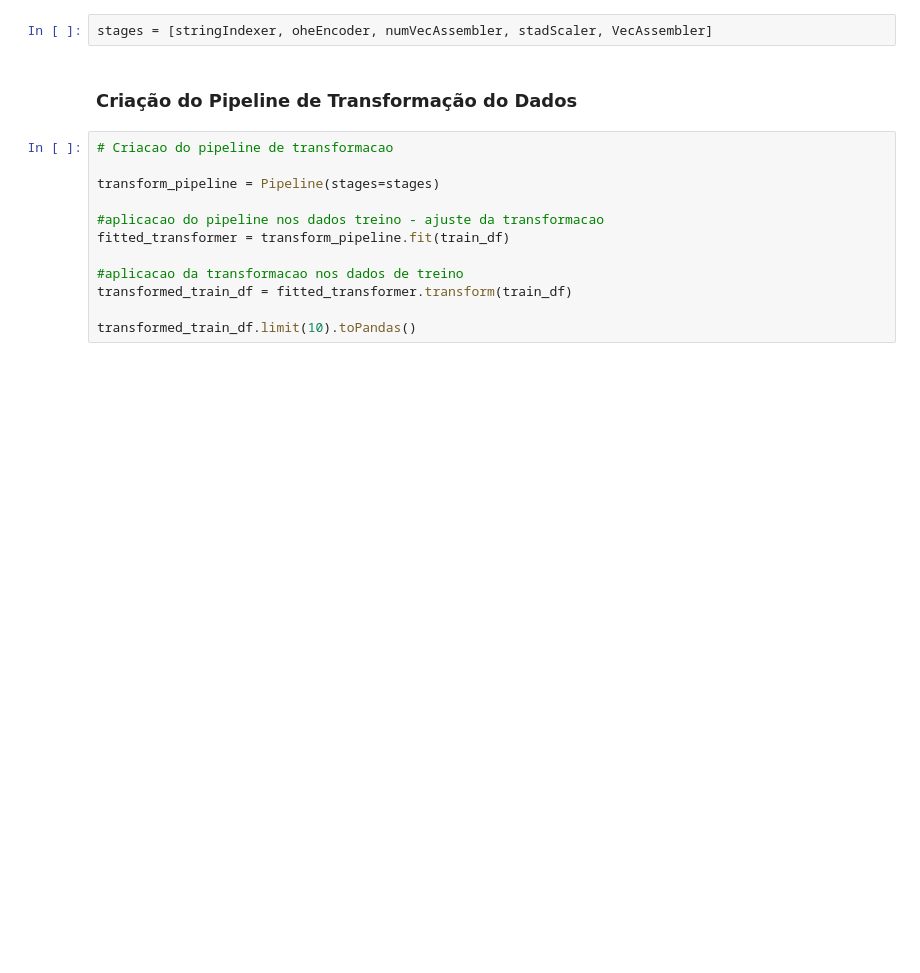
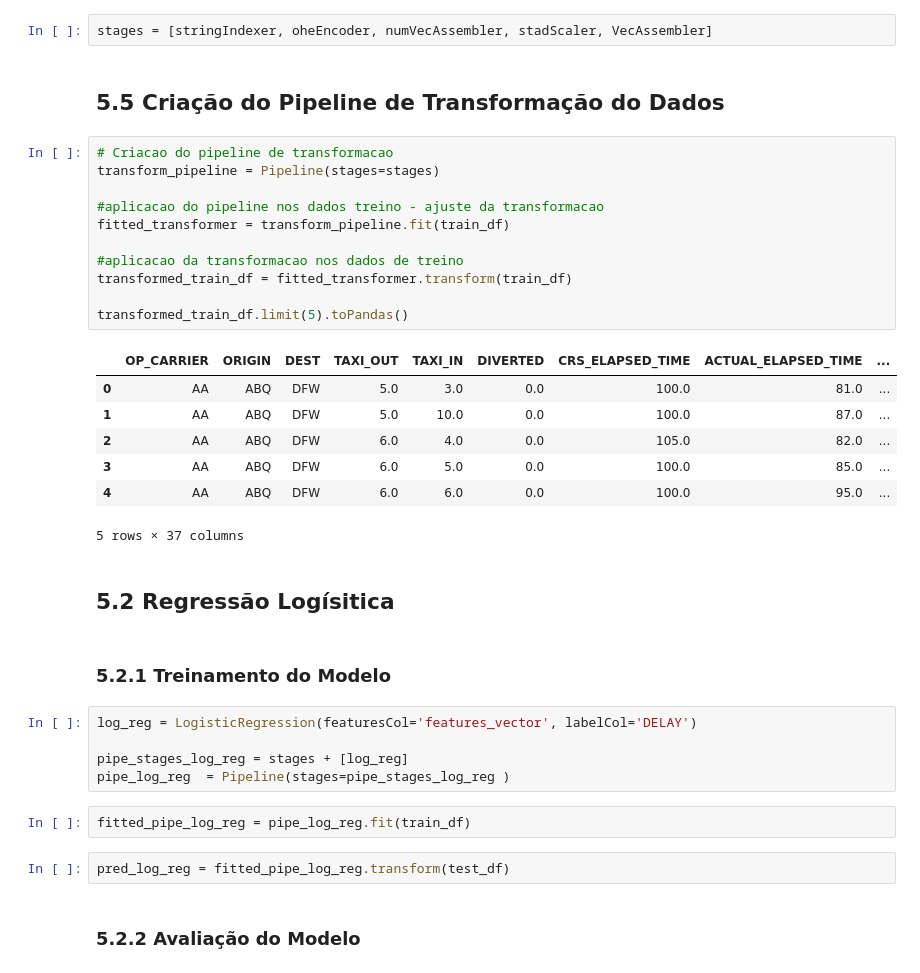
Before and after one commit to mconjaud/TrabalhoFinalAEM2, a Jupyter notebook: BigData/Projeto_Final_BigData.ipynb, the cells around one changed output. Saved outputs shown, nothing was run; the diff lists cells and outputs as text; blank space fills up the shorter version.

Commit message:
Inclusao dos modelos

```diff
--- a/BigData/Projeto_Final_BigData.ipynb
+++ b/BigData/Projeto_Final_BigData.ipynb
@@ -713,16 +644,38 @@ VecAssembler = VectorAssembler(inputCols = assemblerInputs, outputCol = 'feature
 # %%
 stages = [stringIndexer, oheEncoder, numVecAssembler, stadScaler, VecAssembler]
 # %% [markdown]
-### Criação do Pipeline de Transformação do Dados
+## 5.5 Criação do Pipeline de Transformação do Dados
 # %%
 # Criacao do pipeline de transformacao
-
 transform_pipeline = Pipeline(stages=stages)
 
 #aplicacao do pipeline nos dados treino - ajuste da transformacao
 fitted_transformer = transform_pipeline.fit(train_df)
 
 #aplicacao da transformacao nos dados de treino
 transformed_train_df = fitted_transformer.transform(train_df)
 
-transformed_train_df.limit(10).toPandas()
+transformed_train_df.limit(5).toPandas()
+# %% [output]
+|  | OP_CARRIER | ORIGIN | DEST | TAXI_OUT | TAXI_IN | DIVERTED | CRS_ELAPSED_TIME | ACTUAL_ELAPSED_TIME | ... |
+| 0 | AA | ABQ | DFW | 5.0 | 3.0 | 0.0 | 100.0 | 81.0 | ... |
+| 1 | AA | ABQ | DFW | 5.0 | 10.0 | 0.0 | 100.0 | 87.0 | ... |
+| 2 | AA | ABQ | DFW | 6.0 | 4.0 | 0.0 | 105.0 | 82.0 | ... |
+| 3 | AA | ABQ | DFW | 6.0 | 5.0 | 0.0 | 100.0 | 85.0 | ... |
+| 4 | AA | ABQ | DFW | 6.0 | 6.0 | 0.0 | 100.0 | 95.0 | ... |
+5 rows × 37 columns
+# %% [markdown]
+## 5.2 Regressão Logísitica
+# %% [markdown]
+### 5.2.1 Treinamento do Modelo
+# %%
+log_reg = LogisticRegression(featuresCol='features_vector', labelCol='DELAY')
+
+pipe_stages_log_reg = stages + [log_reg]
+pipe_log_reg  = Pipeline(stages=pipe_stages_log_reg )
+# %%
+fitted_pipe_log_reg = pipe_log_reg.fit(train_df)
+# %%
+pred_log_reg = fitted_pipe_log_reg.transform(test_df)
+# %% [markdown]
+### 5.2.2 Avaliação do Modelo
```
Also changed, not shown: parts of 51 cells of this notebook.
